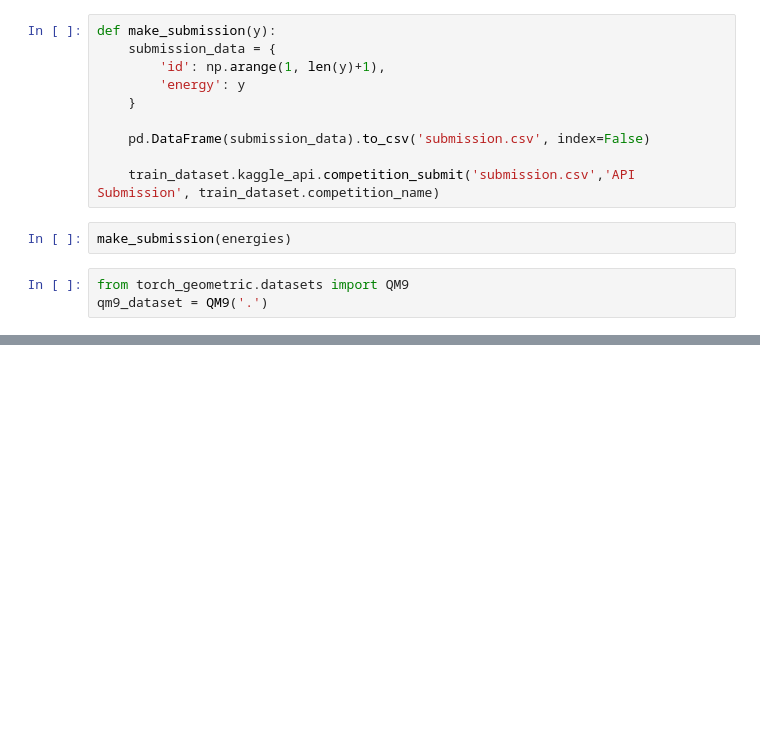
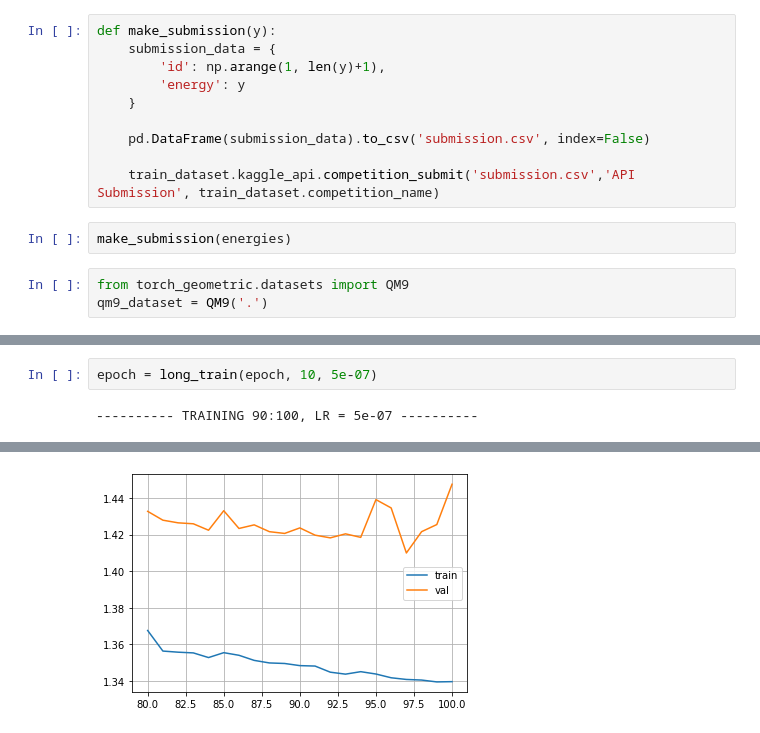
Before and after one commit to Sankek/MolecularEnergyEstimation, a Jupyter notebook: main.ipynb, the cells around one changed output, grey strips where cells are left out. Cells and saved outputs as stored; diff of their text form; blank space fills up the shorter version.

```diff
--- a/main.ipynb
+++ b/main.ipynb
@@ -506,0 +570,4 @@ for epoch in range(1, epochs+1):
+# %%
+epoch = long_train(epoch, 10, 5e-07)
+# %% [output]
+---------- TRAINING 90:100, LR = 5e-07 ----------
@@ -506,0 +584 @@ for epoch in range(1, epochs+1):
+[figure, added]
```
Also changed, not shown: parts of 17 cells of this notebook.
